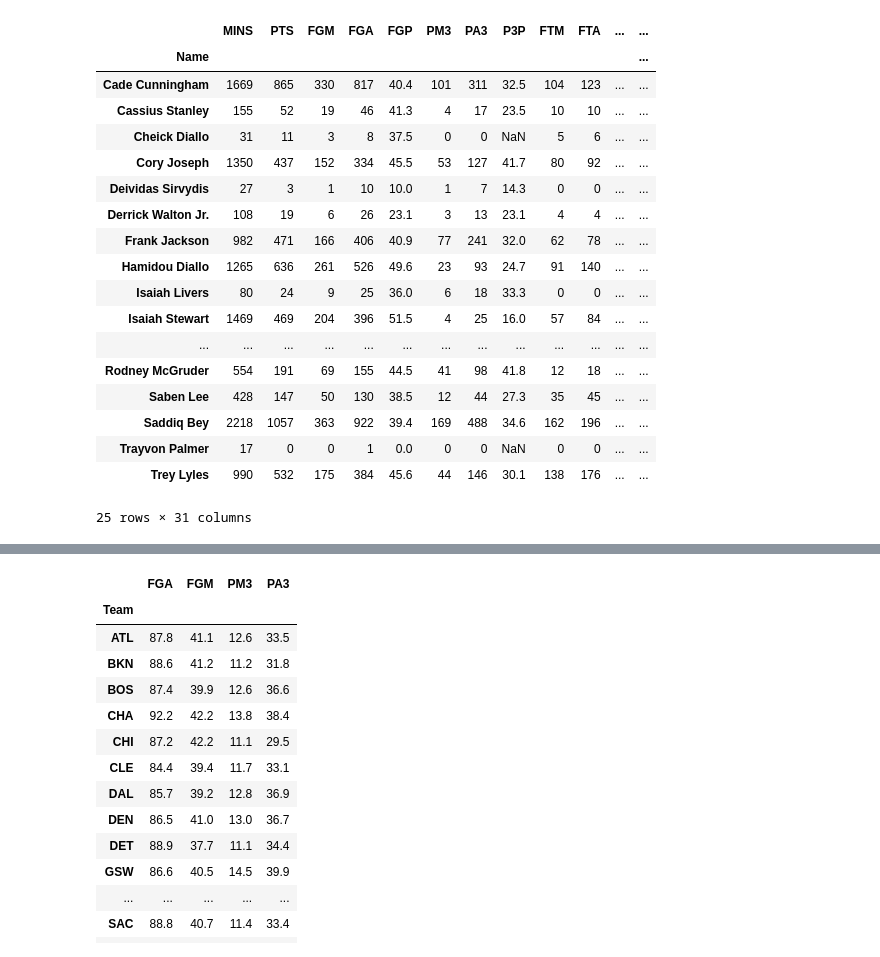
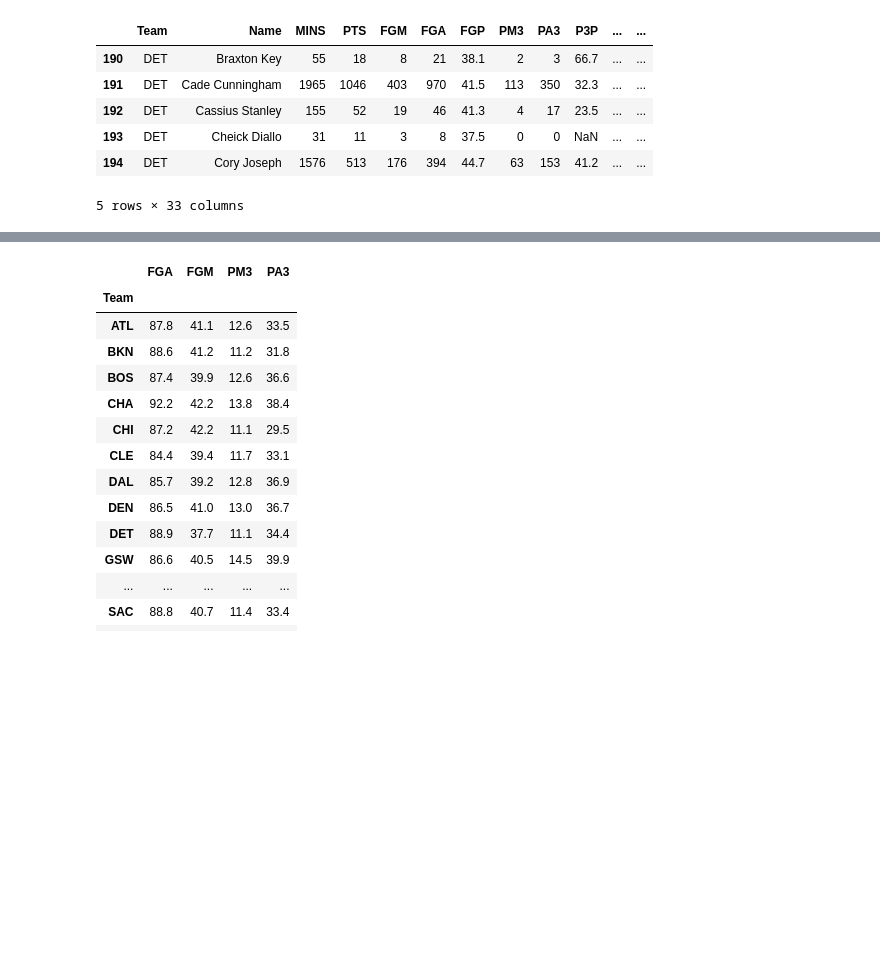
Before and after one commit to Blunt10K/NBA, a Jupyter notebook: notebooks/Pistons_analysis.ipynb, the cells around one changed output, grey strips where cells are left out. Cells and saved outputs as stored; diff of their text form; code cells hidden in the pictures; blank space fills up the shorter version.

```diff
--- a/notebooks/Pistons_analysis.ipynb
+++ b/notebooks/Pistons_analysis.ipynb
@@ -92,25 +63,13 @@ det["%TOV"] = 100*det["TOV"]/det["TOV"].sum()
 det["%BLK"] = 100*det["BLK"]/det["BLK"].sum()
 det["FTR"] = 100*det["FTA"]/det["FGA"]
 det = det.round(1)
-# %%
-det
-# %% [output]
-|  | MINS | PTS | FGM | FGA | FGP | PM3 | PA3 | P3P | FTM | FTA | ... | ... |
-| Name |  |  |  |  |  |  |  |  |  |  |  | ... |
-| Cade Cunningham | 1669 | 865 | 330 | 817 | 40.4 | 101 | 311 | 32.5 | 104 | 123 | ... | ... |
-| Cassius Stanley | 155 | 52 | 19 | 46 | 41.3 | 4 | 17 | 23.5 | 10 | 10 | ... | ... |
-| Cheick Diallo | 31 | 11 | 3 | 8 | 37.5 | 0 | 0 | NaN | 5 | 6 | ... | ... |
-| Cory Joseph | 1350 | 437 | 152 | 334 | 45.5 | 53 | 127 | 41.7 | 80 | 92 | ... | ... |
-| Deividas Sirvydis | 27 | 3 | 1 | 10 | 10.0 | 1 | 7 | 14.3 | 0 | 0 | ... | ... |
-| Derrick Walton Jr. | 108 | 19 | 6 | 26 | 23.1 | 3 | 13 | 23.1 | 4 | 4 | ... | ... |
-| Frank Jackson | 982 | 471 | 166 | 406 | 40.9 | 77 | 241 | 32.0 | 62 | 78 | ... | ... |
-| Hamidou Diallo | 1265 | 636 | 261 | 526 | 49.6 | 23 | 93 | 24.7 | 91 | 140 | ... | ... |
-| Isaiah Livers | 80 | 24 | 9 | 25 | 36.0 | 6 | 18 | 33.3 | 0 | 0 | ... | ... |
-| Isaiah Stewart | 1469 | 469 | 204 | 396 | 51.5 | 4 | 25 | 16.0 | 57 | 84 | ... | ... |
-| ... | ... | ... | ... | ... | ... | ... | ... | ... | ... | ... | ... | ... |
-| Rodney McGruder | 554 | 191 | 69 | 155 | 44.5 | 41 | 98 | 41.8 | 12 | 18 | ... | ... |
-| Saben Lee | 428 | 147 | 50 | 130 | 38.5 | 12 | 44 | 27.3 | 35 | 45 | ... | ... |
-| Saddiq Bey | 2218 | 1057 | 363 | 922 | 39.4 | 169 | 488 | 34.6 | 162 | 196 | ... | ... |
-| Trayvon Palmer | 17 | 0 | 0 | 1 | 0.0 | 0 | 0 | NaN | 0 | 0 | ... | ... |
-| Trey Lyles | 990 | 532 | 175 | 384 | 45.6 | 44 | 146 | 30.1 | 138 | 176 | ... | ... |
-25 rows × 31 columns
+# %%
+det.head()
+# %% [output]
+|  | Team | Name | MINS | PTS | FGM | FGA | FGP | PM3 | PA3 | P3P | ... | ... |
+| 190 | DET | Braxton Key | 55 | 18 | 8 | 21 | 38.1 | 2 | 3 | 66.7 | ... | ... |
+| 191 | DET | Cade Cunningham | 1965 | 1046 | 403 | 970 | 41.5 | 113 | 350 | 32.3 | ... | ... |
+| 192 | DET | Cassius Stanley | 155 | 52 | 19 | 46 | 41.3 | 4 | 17 | 23.5 | ... | ... |
+| 193 | DET | Cheick Diallo | 31 | 11 | 3 | 8 | 37.5 | 0 | 0 | NaN | ... | ... |
+| 194 | DET | Cory Joseph | 1576 | 513 | 176 | 394 | 44.7 | 63 | 153 | 41.2 | ... | ... |
+5 rows × 33 columns
```
Also changed, not shown: parts of 30 cells of this notebook, 3 other files.
